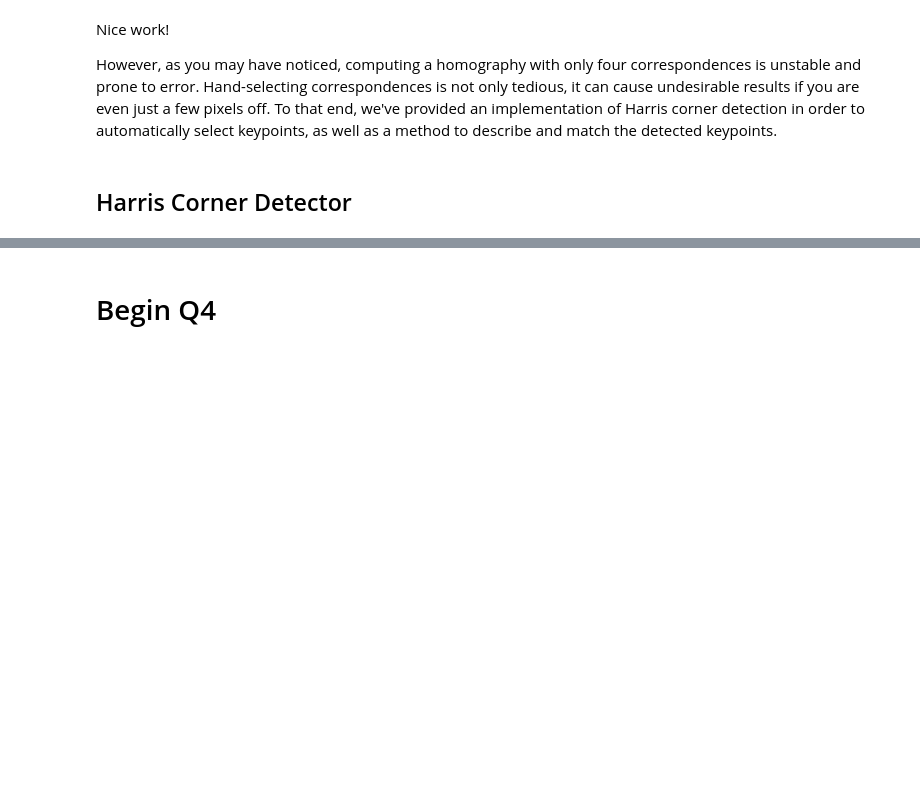
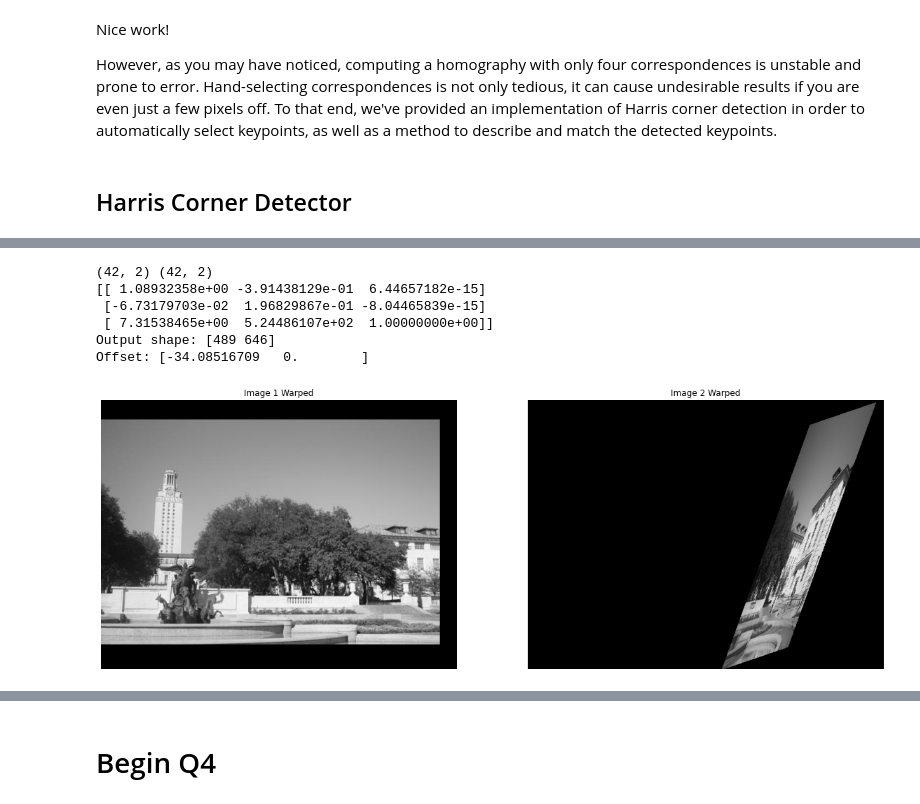
Before and after one commit to kwantlin/student-assignment-1, a Jupyter notebook: panorama.ipynb, the cells around one changed output, grey strips where cells are left out. Saved outputs shown, nothing was run; the diff lists cells and outputs as text; code cells hidden in the pictures; blank space fills up the shorter version.

Commit message:
buggy fit_affine_matrix

```diff
--- a/panorama.ipynb
+++ b/panorama.ipynb
@@ -249,0 +277,50 @@ plt.show()
+# %%
+%matplotlib inline
+
+from panorama import fit_affine_matrix, get_output_space, warp_image
+
+matches1 = keypoints1[matches[:,0]]
+matches2 = keypoints2[matches[:,1]]
+print(matches1.shape, matches2.shape)
+
+# Compute the affine transform between the two images.
+H_auto = fit_affine_matrix(matches1, matches2)
+
+# get_output_space is a helper function written for you.
+# It generates a "canvas" output space to perform the image warp.
+
+output_shape, offset = get_output_space(img1, [img2], [H_auto])
+print("Output shape:", output_shape)
+print("Offset:", offset)
+
+
+# Warp images into output sapce
+img1_warped = warp_image(img1, np.eye(3), output_shape, offset)
+img1_mask = (img1_warped != -1) # Mask == 1 inside the image
+img1_warped[~img1_mask] = 0     # Return background values to 0
+
+img2_warped = warp_image(img2, H_auto, output_shape, offset)
+img2_mask = (img2_warped != -1) # Mask == 1 inside the image
+img2_warped[~img2_mask] = 0     # Return background values to 0
+
+plt.figure(figsize=(20,10))
+# Plot warped images
+plt.subplot(1,2,1)
+plt.imshow(img1_warped, cmap='gray')
+plt.title('Image 1 Warped')
+plt.axis('off')
+
+plt.subplot(1,2,2)
+plt.imshow(img2_warped, cmap='gray')
+plt.title('Image 2 Warped')
+plt.axis('off')
+
+plt.show()
+# %% [output]
+(42, 2) (42, 2)
+[[ 1.08932358e+00 -3.91438129e-01  6.44657182e-15]
+ [-6.73179703e-02  1.96829867e-01 -8.04465839e-15]
+ [ 7.31538465e+00  5.24486107e+02  1.00000000e+00]]
+Output shape: [489 646]
+Offset: [-34.08516709   0.        ]
+[figure, added]
```
Also changed, not shown: parts of 8 cells of this notebook, 2 other files.
